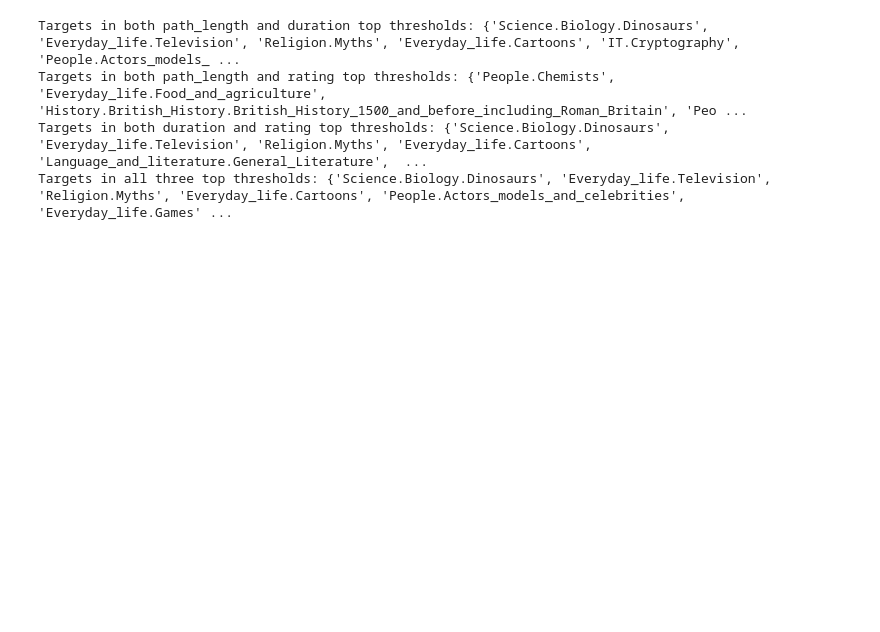
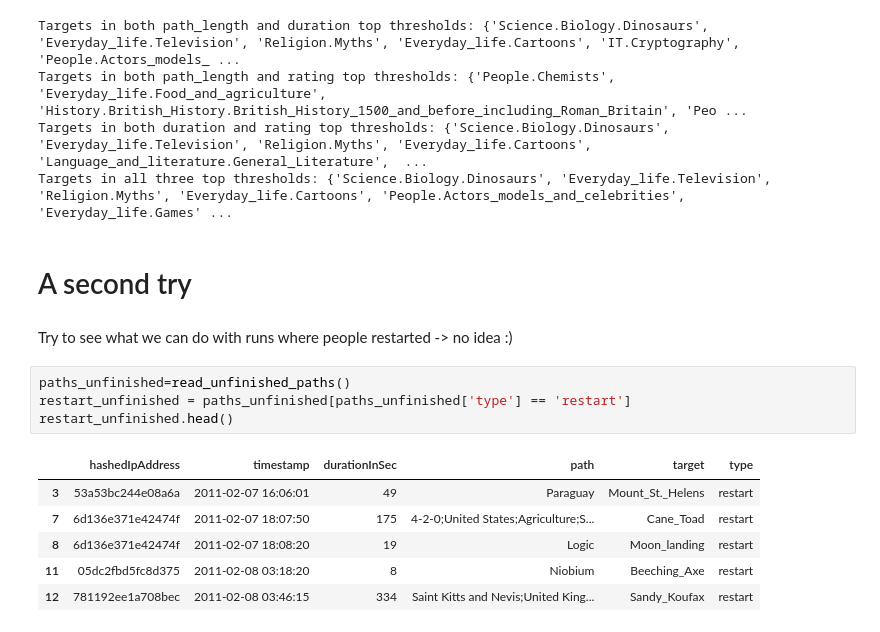
Before and after one commit to epfl-ada/ada-2024-project-the5outliers, a Jupyter notebook: correlation_task_difficulty.ipynb, the cells around one changed output. Cells and saved outputs as stored; diff of their text form; blank space fills up the shorter version.

```diff
--- a/correlation_task_difficulty.ipynb
+++ b/correlation_task_difficulty.ipynb
@@ -418,3 +418,18 @@ Targets in both path_length and duration top thresholds: {'Science.Biology.Dinos
 Targets in both path_length and rating top thresholds: {'People.Chemists', 'Everyday_life.Food_and_agriculture', 'History.British_History.British_History_1500_and_before_including_Roman_Britain', 'Peo ...
 Targets in both duration and rating top thresholds: {'Science.Biology.Dinosaurs', 'Everyday_life.Television', 'Religion.Myths', 'Everyday_life.Cartoons', 'Language_and_literature.General_Literature',  ...
 Targets in all three top thresholds: {'Science.Biology.Dinosaurs', 'Everyday_life.Television', 'Religion.Myths', 'Everyday_life.Cartoons', 'People.Actors_models_and_celebrities', 'Everyday_life.Games' ...
+# %% [markdown]
+# A second try
+# %% [markdown]
+Try to see what we can do with runs where people restarted -> no idea :)
+# %%
+paths_unfinished=read_unfinished_paths()
+restart_unfinished = paths_unfinished[paths_unfinished['type'] == 'restart']
+restart_unfinished.head()
+# %% [output]
+|  | hashedIpAddress | timestamp | durationInSec | path | target | type |
+| 3 | 53a53bc244e08a6a | 2011-02-07 16:06:01 | 49 | Paraguay | Mount_St._Helens | restart |
+| 7 | 6d136e371e42474f | 2011-02-07 18:07:50 | 175 | 4-2-0;United States;Agriculture;S... | Cane_Toad | restart |
+| 8 | 6d136e371e42474f | 2011-02-07 18:08:20 | 19 | Logic | Moon_landing | restart |
+| 11 | 05dc2fbd5fc8d375 | 2011-02-08 03:18:20 | 8 | Niobium | Beeching_Axe | restart |
+| 12 | 781192ee1a708bec | 2011-02-08 03:46:15 | 334 | Saint Kitts and Nevis;United King... | Sandy_Koufax | restart |
```
Also changed, not shown: parts of 7 cells of this notebook.
